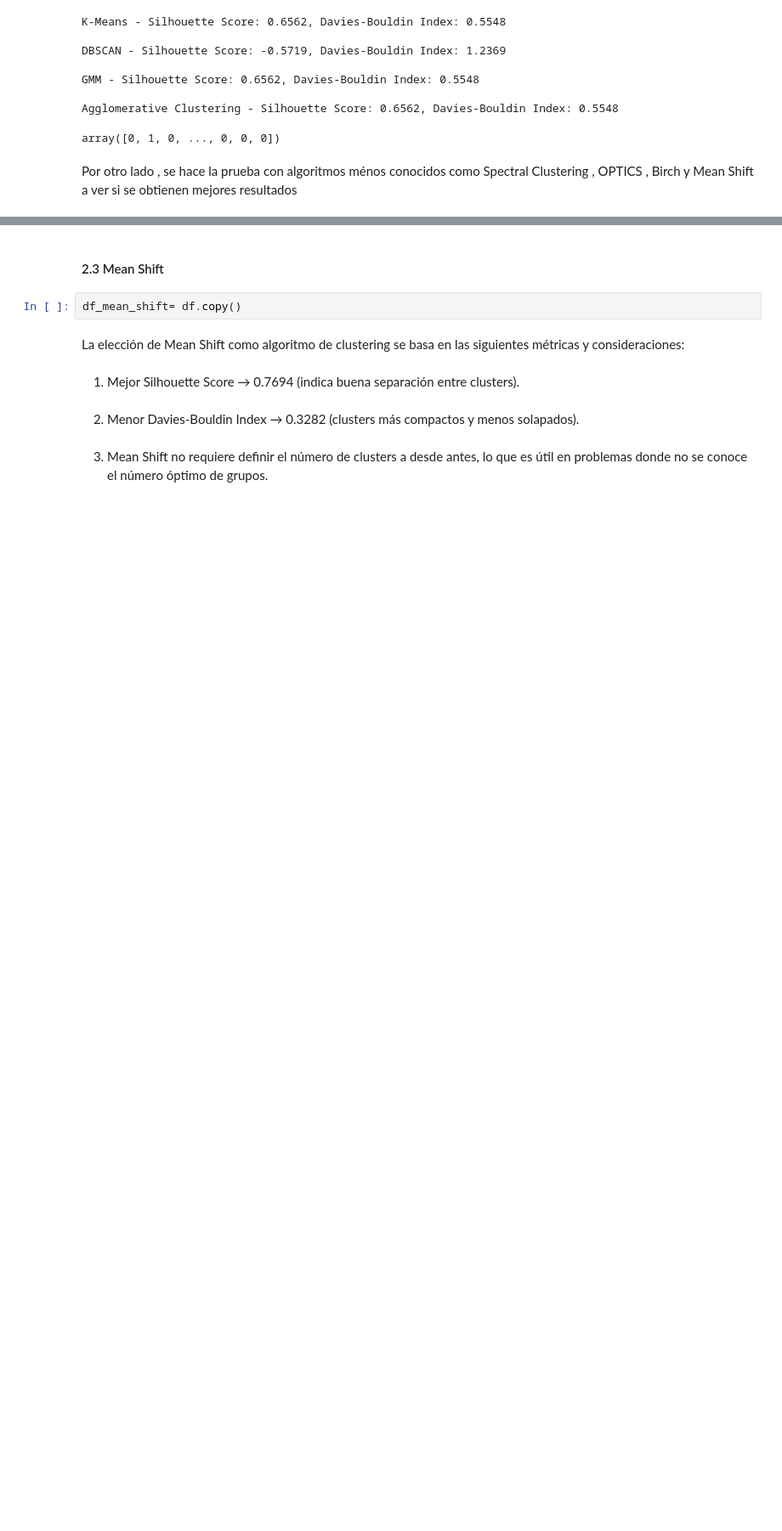
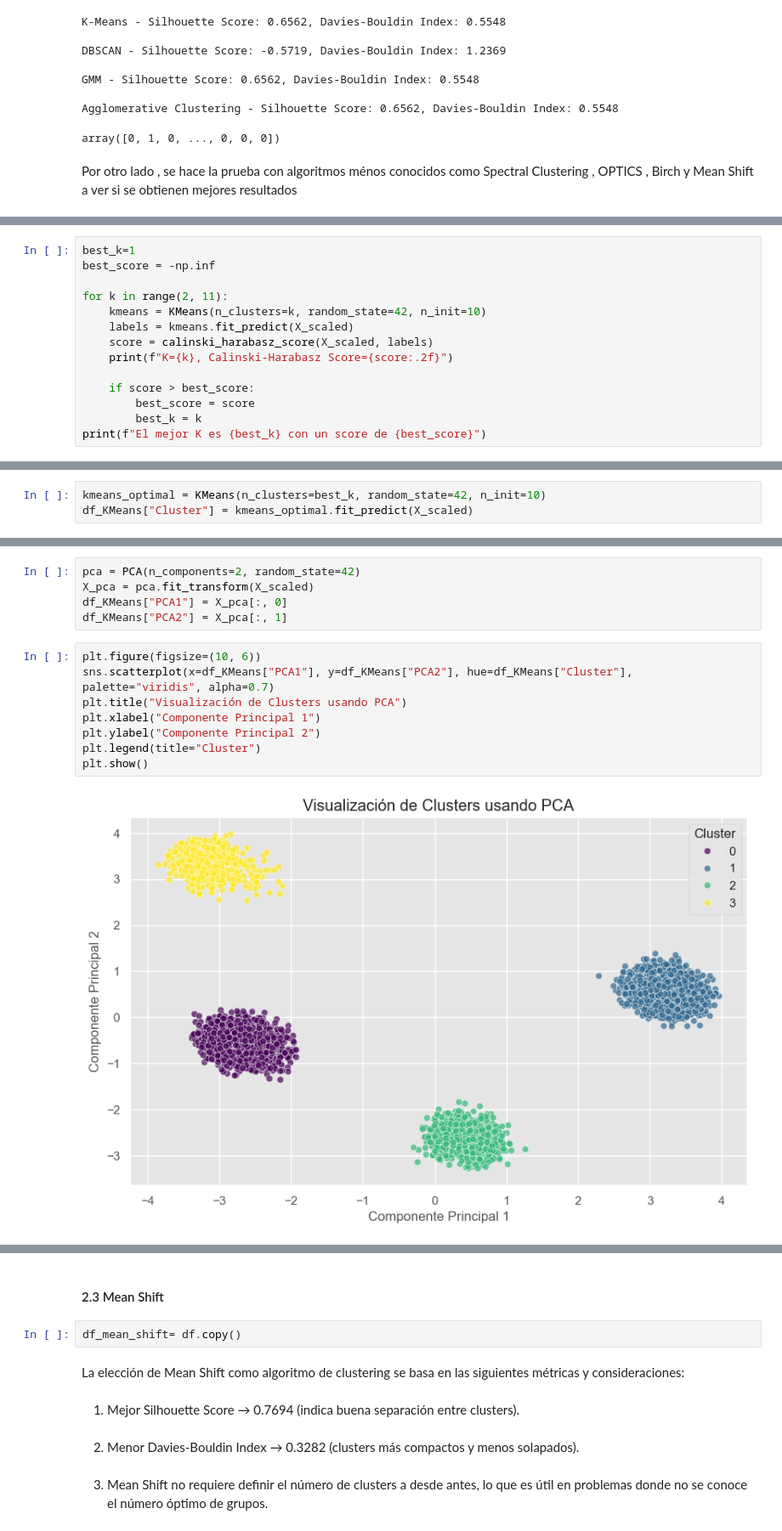
Before and after one commit to iStork1/Laboratorio-2-BI, a Jupyter notebook: Laboratorio2.ipynb, the cells around one changed output, grey strips where cells are left out. Shown at 85% size. Cells and saved outputs as stored; diff of their text form; blank space fills up the shorter version.

```diff
--- a/Laboratorio2.ipynb
+++ b/Laboratorio2.ipynb
@@ -522,0 +538,14 @@ Mean Shift - Silhouette Score: 0.7694, Davies-Bouldin Index: 0.3282
+# %%
+best_k=1
+best_score = -np.inf
+
+for k in range(2, 11):
+    kmeans = KMeans(n_clusters=k, random_state=42, n_init=10)
+    labels = kmeans.fit_predict(X_scaled)
+    score = calinski_harabasz_score(X_scaled, labels)
+    print(f"K={k}, Calinski-Harabasz Score={score:.2f}")
+
+    if score > best_score:
+        best_score = score
+        best_k = k
+print(f"El mejor K es {best_k} con un score de {best_score}")
@@ -522,0 +567,3 @@ Mean Shift - Silhouette Score: 0.7694, Davies-Bouldin Index: 0.3282
+# %%
+kmeans_optimal = KMeans(n_clusters=best_k, random_state=42, n_init=10)
+df_KMeans["Cluster"] = kmeans_optimal.fit_predict(X_scaled)
@@ -522,0 +657,15 @@ Mean Shift - Silhouette Score: 0.7694, Davies-Bouldin Index: 0.3282
+# %%
+pca = PCA(n_components=2, random_state=42)
+X_pca = pca.fit_transform(X_scaled)
+df_KMeans["PCA1"] = X_pca[:, 0]
+df_KMeans["PCA2"] = X_pca[:, 1]
+# %%
+plt.figure(figsize=(10, 6))
+sns.scatterplot(x=df_KMeans["PCA1"], y=df_KMeans["PCA2"], hue=df_KMeans["Cluster"], palette="viridis", alpha=0.7)
+plt.title("Visualización de Clusters usando PCA")
+plt.xlabel("Componente Principal 1")
+plt.ylabel("Componente Principal 2")
+plt.legend(title="Cluster")
+plt.show()
+# %% [output]
+[figure, added]
```
Also changed, not shown: parts of 26 cells of this notebook.
